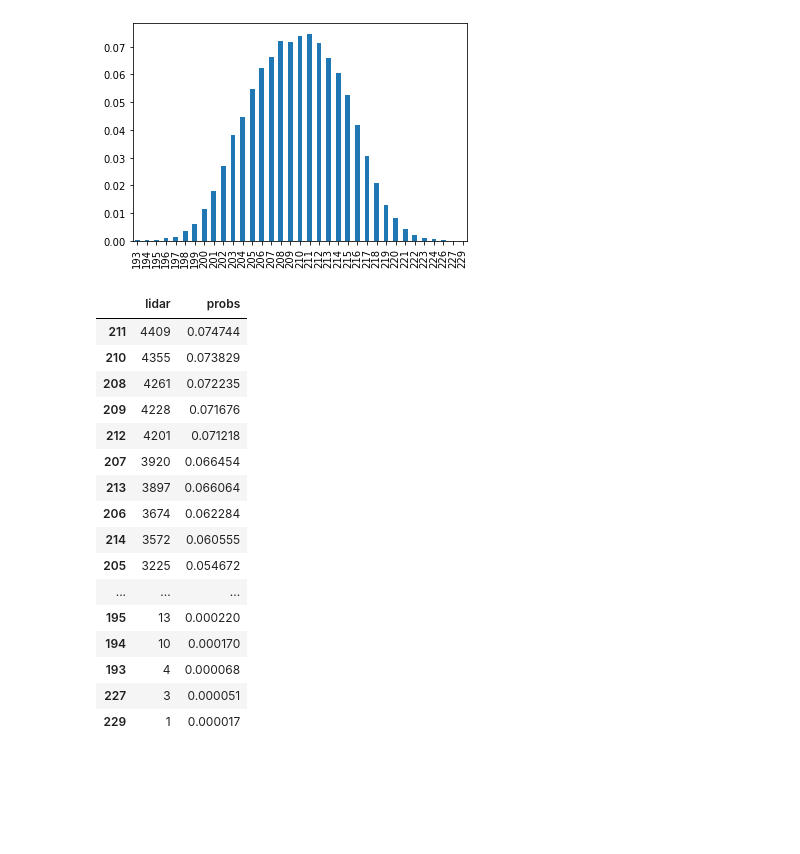
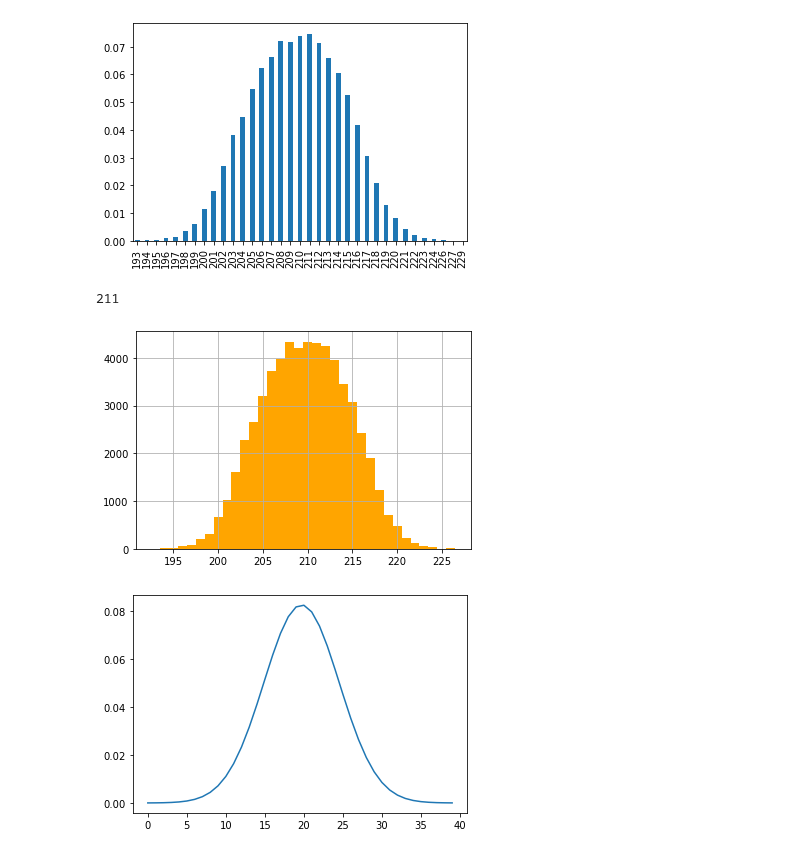
Before and after one commit to katotaku1192/ProbabilisticRobotics, a Jupyter notebook: section_sensor/lidar_200.ipynb, the cells around one changed output. Cells and saved outputs as stored; diff of their text form; code cells hidden in the pictures; blank space fills up the shorter version.

```diff
--- a/section_sensor/lidar_200.ipynb
+++ b/section_sensor/lidar_200.ipynb
@@ -125,22 +125,13 @@ def drawing():
     return freqs.sample(n=1, weights="probs").index[0]
 
 drawing()
-freqs
 # %% [output]
-|  | lidar | probs |
-| 211 | 4409 | 0.074744 |
-| 210 | 4355 | 0.073829 |
-| 208 | 4261 | 0.072235 |
-| 209 | 4228 | 0.071676 |
-| 212 | 4201 | 0.071218 |
-| 207 | 3920 | 0.066454 |
-| 213 | 3897 | 0.066064 |
-| 206 | 3674 | 0.062284 |
-| 214 | 3572 | 0.060555 |
-| 205 | 3225 | 0.054672 |
-| ... | ... | ... |
-| 195 | 13 | 0.000220 |
-| 194 | 10 | 0.000170 |
-| 193 | 4 | 0.000068 |
-| 227 | 3 | 0.000051 |
-| 229 | 1 | 0.000017 |
+211
+# %%
+samples = [drawing() for i in range(len(data))]
+simulated = pd.DataFrame(samples, columns=["lidar"])
+p = simulated["lidar"]
+p.hist(bins = max(p) - min(p), color="orange", align="left")
+plt.show()
+# %% [output]
+[figure, added]
@@ -146,0 +141,7 @@ freqs
+# %%
+zs = range(190, 230)
+ys = [p(z) for z in zs]
+plt.plot(ys)
+plt.show()
+# %% [output]
+[figure, added]
```
Also changed, not shown: parts of 5 cells of this notebook, 5 other files.
